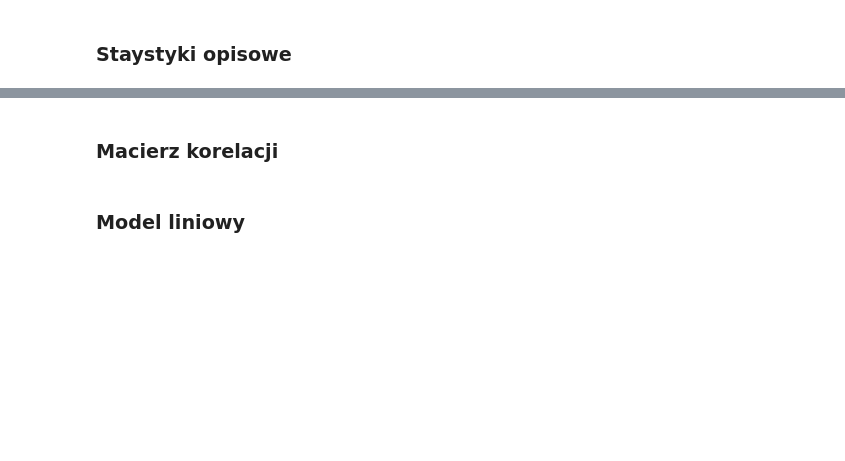
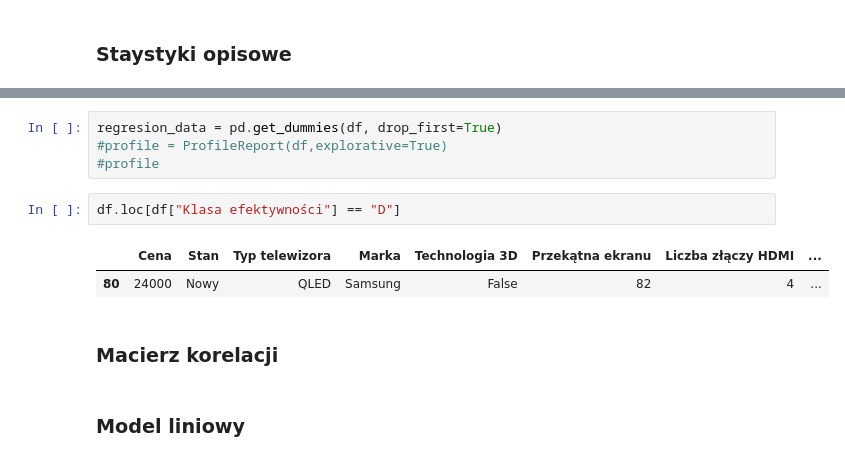
Before and after one commit to skuam/GUSAPI_to_csv, a Jupyter notebook: ProjektEkonometria.ipynb, the cells around one changed output, grey strips where cells are left out. Saved outputs shown, nothing was run; the diff lists cells and outputs as text; blank space fills up the shorter version.

```diff
--- a/ProjektEkonometria.ipynb
+++ b/ProjektEkonometria.ipynb
@@ -134,3 +208,12 @@ Nie ma takiego parametru, parametr Waga produktu
+# %%
+regresion_data = pd.get_dummies(df, drop_first=True)
+#profile = ProfileReport(df,explorative=True)
+#profile
+# %%
+df.loc[df["Klasa efektywności"] == "D"]
+# %% [output]
+|  | Cena | Stan | Typ telewizora | Marka | Technologia 3D | Przekątna ekranu | Liczba złączy HDMI | ... |
+| 80 | 24000 | Nowy | QLED | Samsung | False | 82 | 4 | ... |
 # %% [markdown]
 <h3>Macierz korelacji
 # %% [markdown]
```
Also changed, not shown: parts of 7 cells of this notebook.
